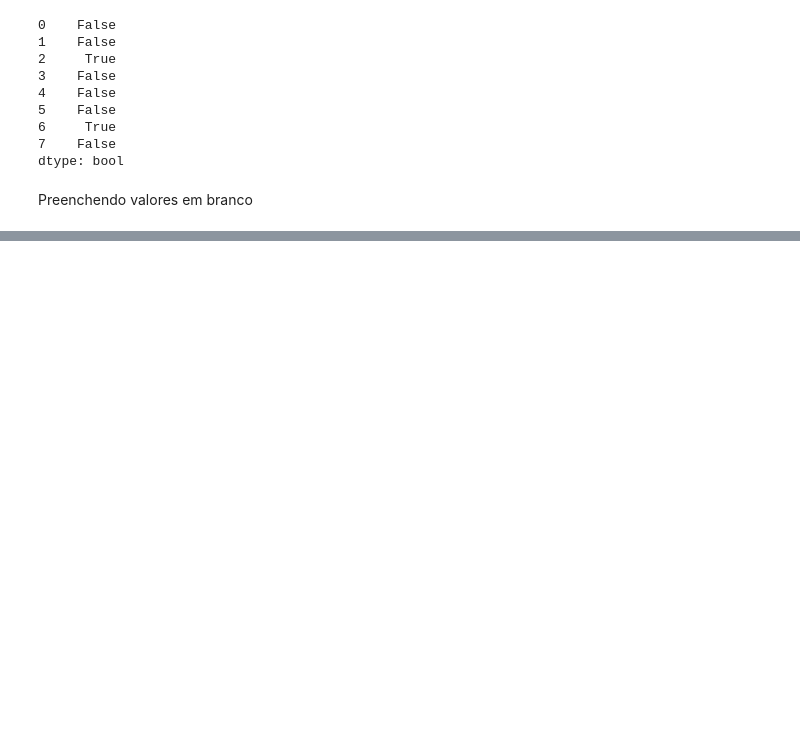
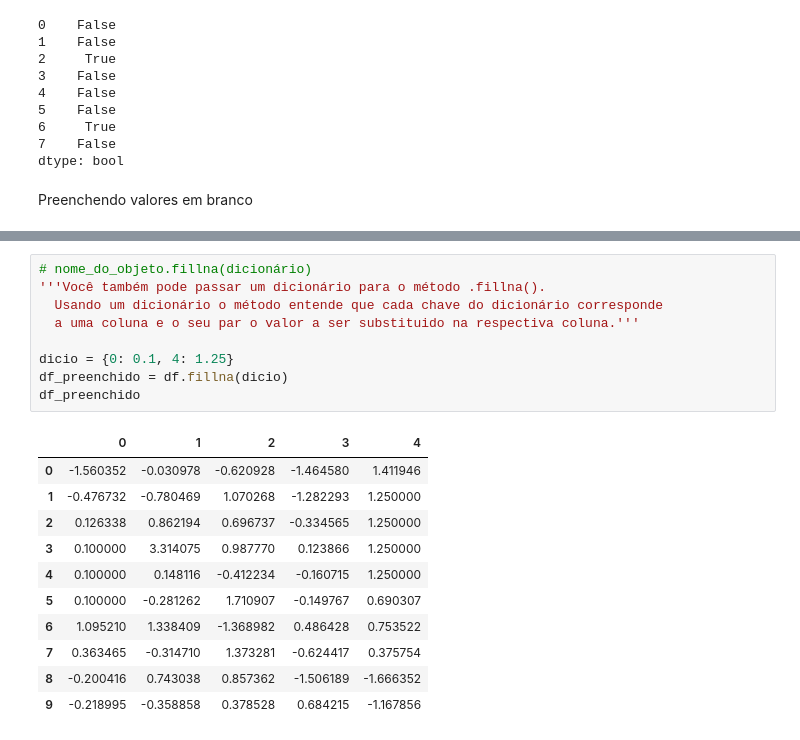
Before and after one commit to joaocbjr/Learn_DataScience, a Jupyter notebook: Cap1_Manipulação_de_dados_Básico.ipynb, the cells around one changed output, grey strips where cells are left out. Cells and saved outputs as stored; diff of their text form; blank space fills up the shorter version.

```diff
--- a/Cap1_Manipulação_de_dados_Básico.ipynb
+++ b/Cap1_Manipulação_de_dados_Básico.ipynb
@@ -282,0 +315,21 @@ SyntaxError: ignored
+# %%
+# nome_do_objeto.fillna(dicionário)
+'''Você também pode passar um dicionário para o método .fillna().
+  Usando um dicionário o método entende que cada chave do dicionário corresponde
+  a uma coluna e o seu par o valor a ser substituido na respectiva coluna.'''
+
+dicio = {0: 0.1, 4: 1.25}
+df_preenchido = df.fillna(dicio)
+df_preenchido
+# %% [output]
+|  | 0 | 1 | 2 | 3 | 4 |
+| 0 | -1.560352 | -0.030978 | -0.620928 | -1.464580 | 1.411946 |
+| 1 | -0.476732 | -0.780469 | 1.070268 | -1.282293 | 1.250000 |
+| 2 | 0.126338 | 0.862194 | 0.696737 | -0.334565 | 1.250000 |
+| 3 | 0.100000 | 3.314075 | 0.987770 | 0.123866 | 1.250000 |
+| 4 | 0.100000 | 0.148116 | -0.412234 | -0.160715 | 1.250000 |
+| 5 | 0.100000 | -0.281262 | 1.710907 | -0.149767 | 0.690307 |
+| 6 | 1.095210 | 1.338409 | -1.368982 | 0.486428 | 0.753522 |
+| 7 | 0.363465 | -0.314710 | 1.373281 | -0.624417 | 0.375754 |
+| 8 | -0.200416 | 0.743038 | 0.857362 | -1.506189 | -1.666352 |
+| 9 | -0.218995 | -0.358858 | 0.378528 | 0.684215 | -1.167856 |
```
Also changed, not shown: parts of 12 cells of this notebook.
